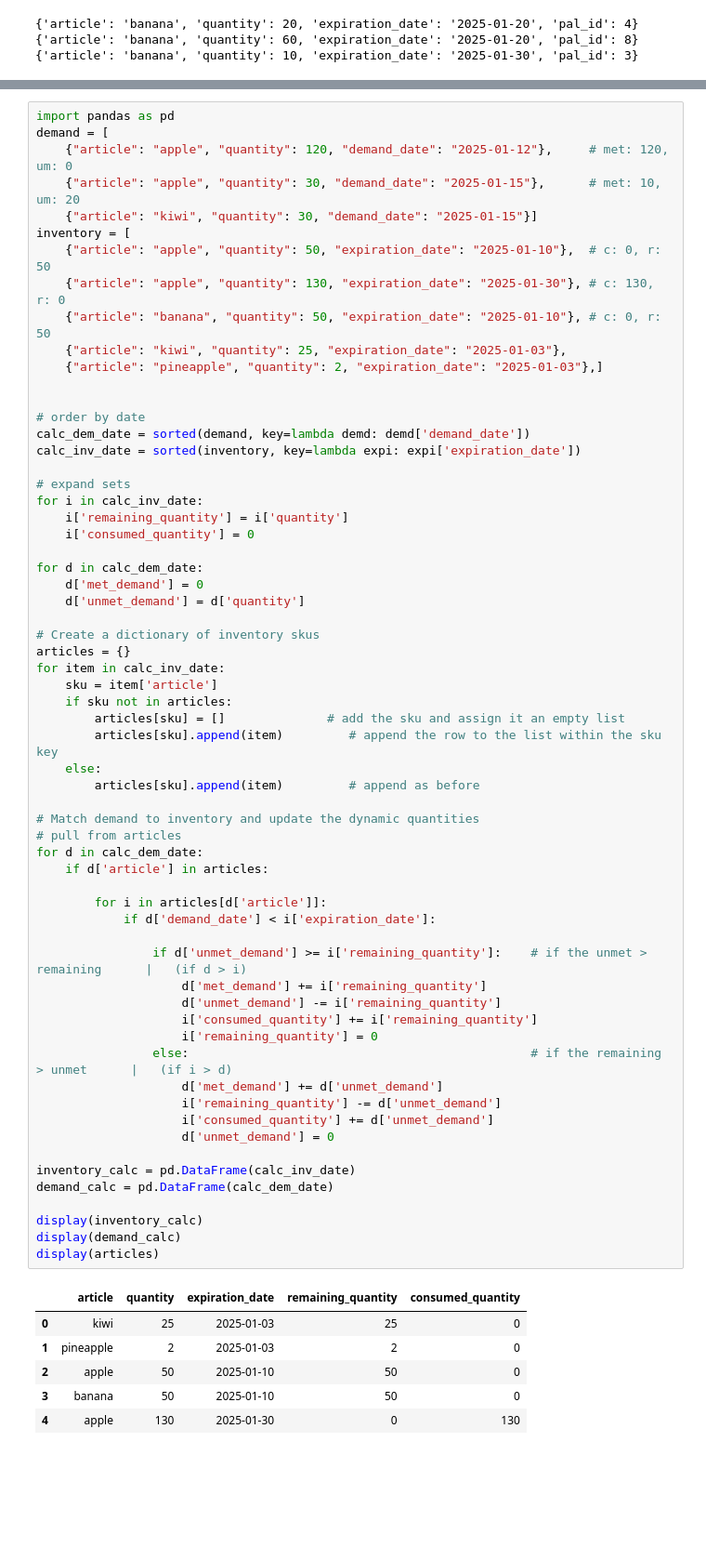
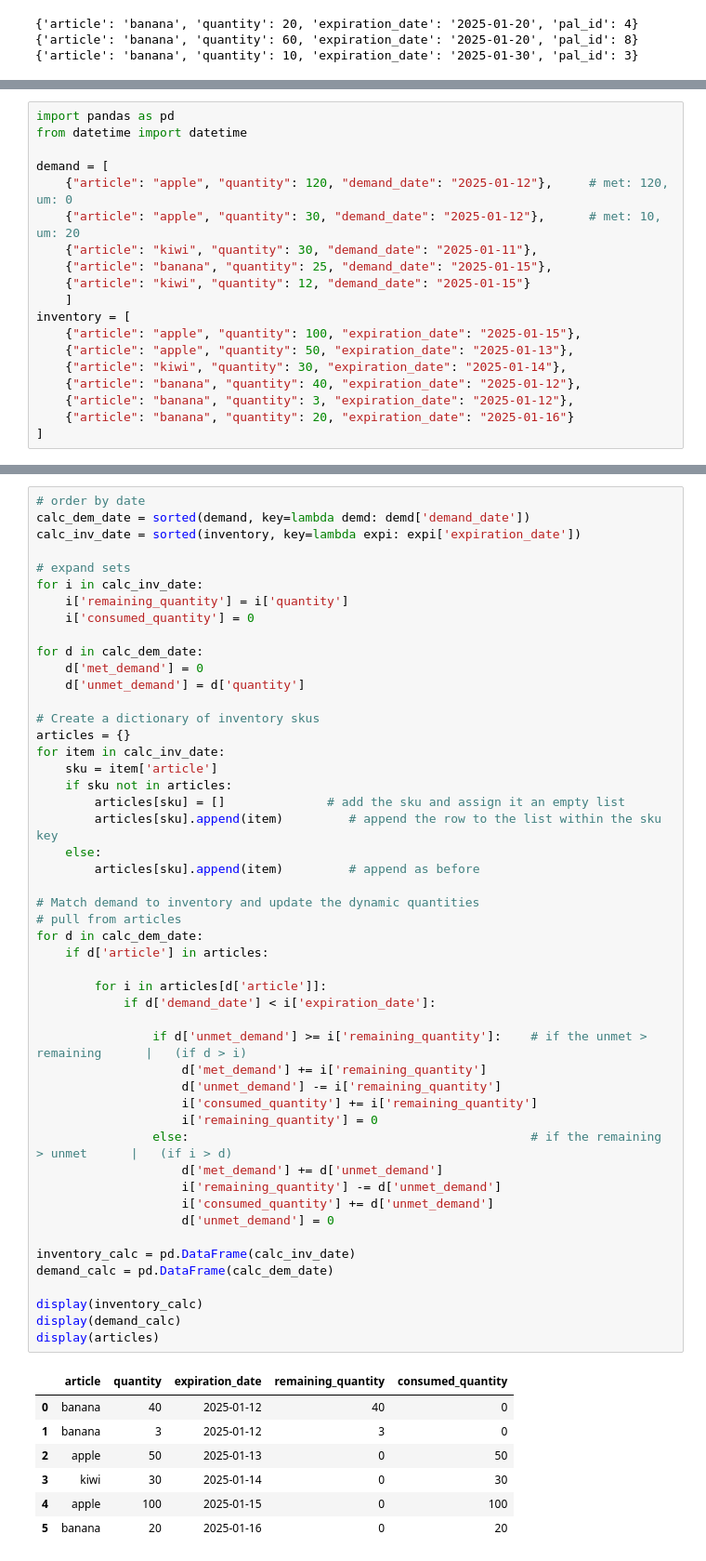
Before and after one commit to werderame/Moon, a Jupyter notebook: FEFO_Mastery/fefo_building_steps.ipynb, the cells around one changed output, grey strips where cells are left out. Shown at 93% size. Saved outputs shown, nothing was run; the diff lists cells and outputs as text; blank space fills up the shorter version.

```diff
--- a/FEFO_Mastery/fefo_building_steps.ipynb
+++ b/FEFO_Mastery/fefo_building_steps.ipynb
@@ -524,0 +529,19 @@ for i in calc_inv_date:
+# %%
+import pandas as pd
+from datetime import datetime
+
+demand = [
+    {"article": "apple", "quantity": 120, "demand_date": "2025-01-12"},     # met: 120, um: 0
+    {"article": "apple", "quantity": 30, "demand_date": "2025-01-12"},      # met: 10, um: 20
+    {"article": "kiwi", "quantity": 30, "demand_date": "2025-01-11"},
+    {"article": "banana", "quantity": 25, "demand_date": "2025-01-15"},
+    {"article": "kiwi", "quantity": 12, "demand_date": "2025-01-15"}
+    ]
+inventory = [
+    {"article": "apple", "quantity": 100, "expiration_date": "2025-01-15"},
+    {"article": "apple", "quantity": 50, "expiration_date": "2025-01-13"},
+    {"article": "kiwi", "quantity": 30, "expiration_date": "2025-01-14"},
+    {"article": "banana", "quantity": 40, "expiration_date": "2025-01-12"},
+    {"article": "banana", "quantity": 3, "expiration_date": "2025-01-12"},
+    {"article": "banana", "quantity": 20, "expiration_date": "2025-01-16"}
+]
@@ -525,17 +550,4 @@ for i in calc_inv_date:
 # %%
-import pandas as pd
-demand = [
-    {"article": "apple", "quantity": 120, "demand_date": "2025-01-12"},     # met: 120, um: 0
-    {"article": "apple", "quantity": 30, "demand_date": "2025-01-15"},      # met: 10, um: 20
-    {"article": "kiwi", "quantity": 30, "demand_date": "2025-01-15"}]
-inventory = [
-    {"article": "apple", "quantity": 50, "expiration_date": "2025-01-10"},  # c: 0, r: 50
-    {"article": "apple", "quantity": 130, "expiration_date": "2025-01-30"}, # c: 130, r: 0
-    {"article": "banana", "quantity": 50, "expiration_date": "2025-01-10"}, # c: 0, r: 50
-    {"article": "kiwi", "quantity": 25, "expiration_date": "2025-01-03"},
-    {"article": "pineapple", "quantity": 2, "expiration_date": "2025-01-03"},]
-
-
 # order by date
 calc_dem_date = sorted(demand, key=lambda demd: demd['demand_date'])
 calc_inv_date = sorted(inventory, key=lambda expi: expi['expiration_date'])
@@ -559,36 +571,37 @@ for item in calc_inv_date:
     else:
         articles[sku].append(item)         # append as before
 
 # Match demand to inventory and update the dynamic quantities
 # pull from articles
 for d in calc_dem_date:
     if d['article'] in articles:
 
         for i in articles[d['article']]:
             if d['demand_date'] < i['expiration_date']:
 
                 if d['unmet_demand'] >= i['remaining_quantity']:    # if the unmet > remaining      |   (if d > i)
                     d['met_demand'] += i['remaining_quantity']
                     d['unmet_demand'] -= i['remaining_quantity']
                     i['consumed_quantity'] += i['remaining_quantity']
                     i['remaining_quantity'] = 0
                 else:                                               # if the remaining > unmet      |   (if i > d)
                     d['met_demand'] += d['unmet_demand']
                     i['remaining_quantity'] -= d['unmet_demand']
                     i['consumed_quantity'] += d['unmet_demand']
                     d['unmet_demand'] = 0
 
 inventory_calc = pd.DataFrame(calc_inv_date)
 demand_calc = pd.DataFrame(calc_dem_date)
 
 display(inventory_calc)
 display(demand_calc)
 display(articles)
 # %% [output]
 |  | article | quantity | expiration_date | remaining_quantity | consumed_quantity |
-| 0 | kiwi | 25 | 2025-01-03 | 25 | 0 |
-| 1 | pineapple | 2 | 2025-01-03 | 2 | 0 |
-| 2 | apple | 50 | 2025-01-10 | 50 | 0 |
-| 3 | banana | 50 | 2025-01-10 | 50 | 0 |
-| 4 | apple | 130 | 2025-01-30 | 0 | 130 |
+| 0 | banana | 40 | 2025-01-12 | 40 | 0 |
+| 1 | banana | 3 | 2025-01-12 | 3 | 0 |
+| 2 | apple | 50 | 2025-01-13 | 0 | 50 |
+| 3 | kiwi | 30 | 2025-01-14 | 0 | 30 |
+| 4 | apple | 100 | 2025-01-15 | 0 | 100 |
+| 5 | banana | 20 | 2025-01-16 | 0 | 20 |
 |  | article | quantity | demand_date | met_demand | unmet_demand |
```
Also changed, not shown: parts of 28 cells of this notebook.
